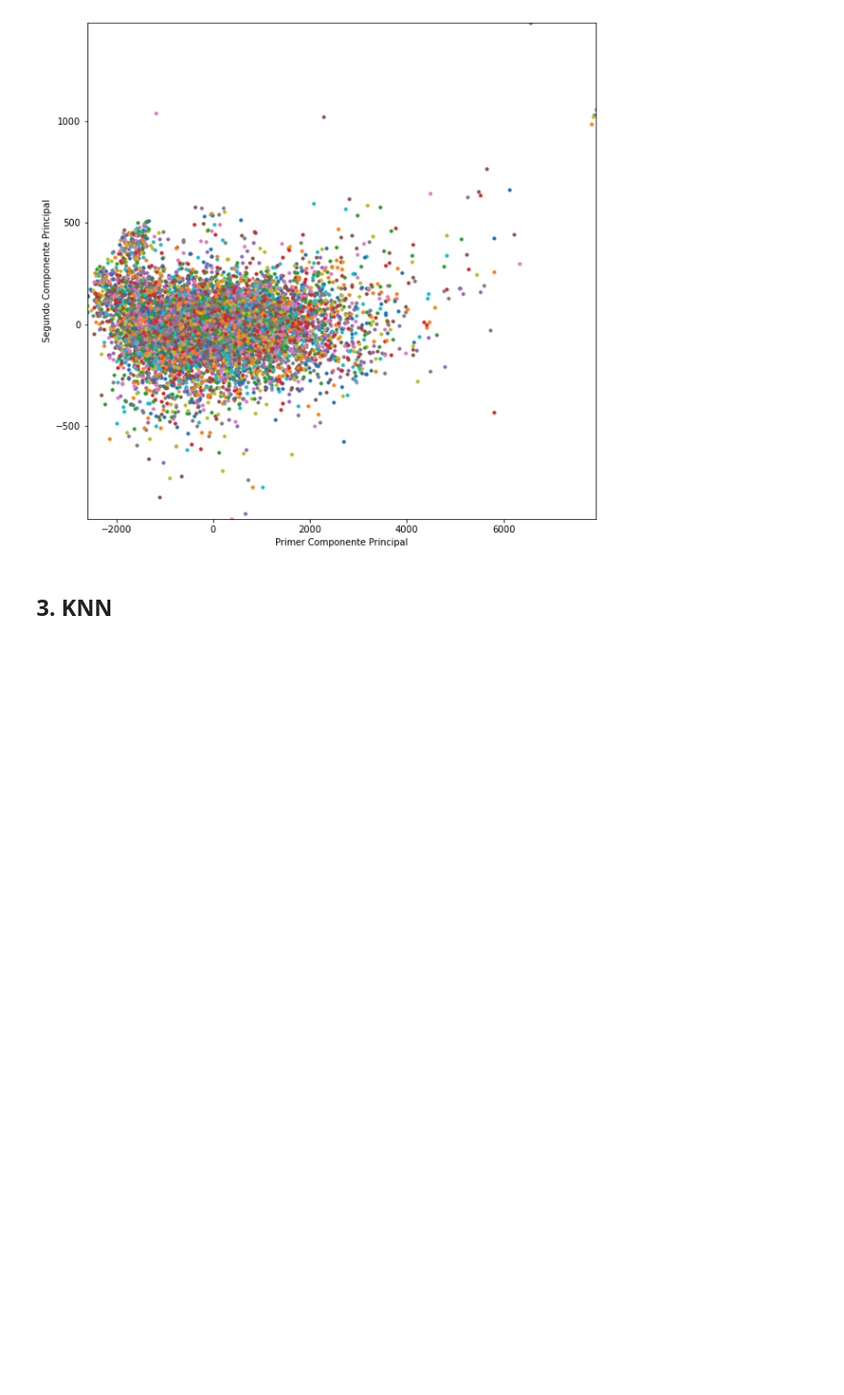
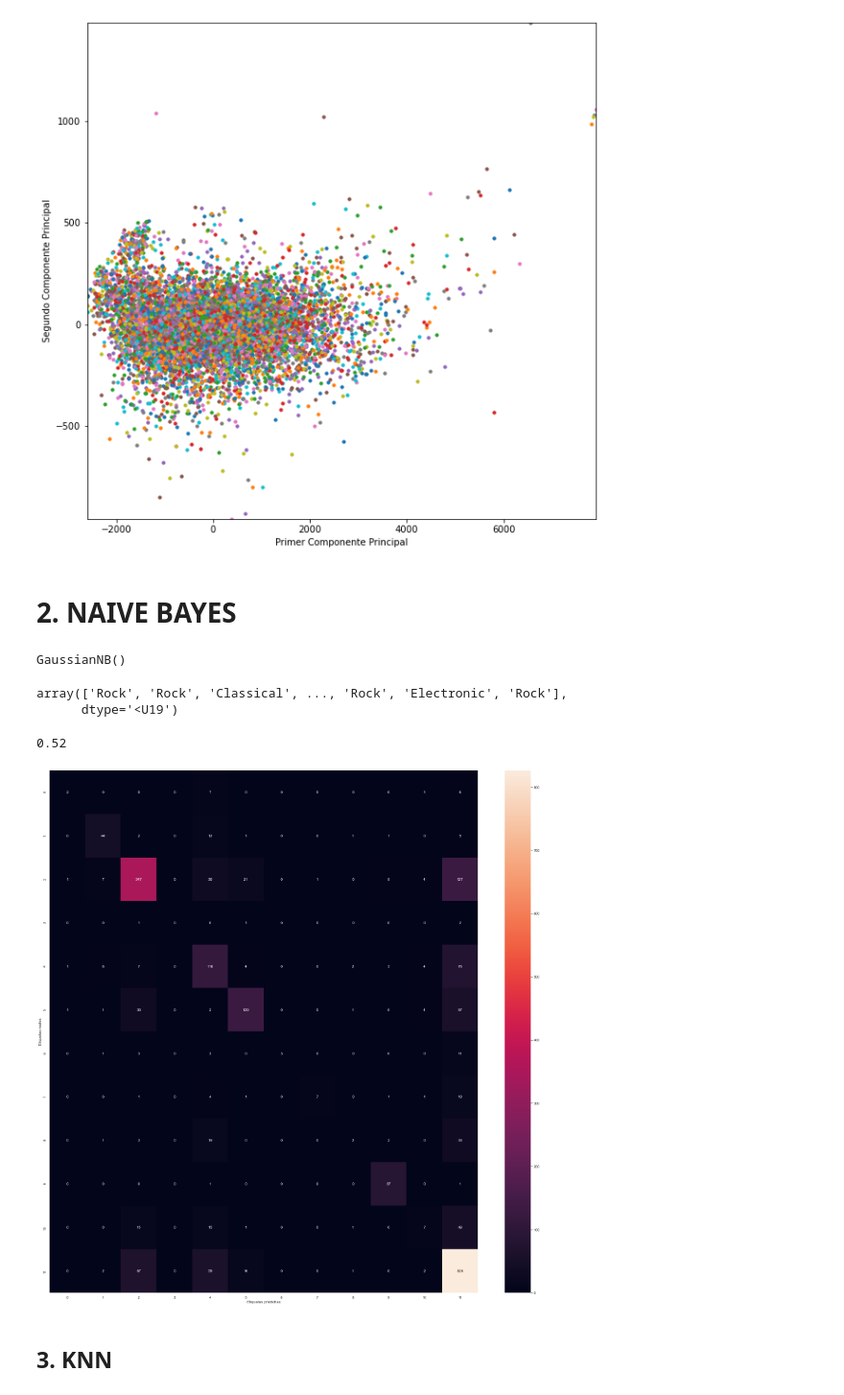
Before and after one commit to jpyunis/digital-house-challenge-3, a Jupyter notebook: Modelizacion Coti.ipynb, the cells around one changed output. Shown at 96% size. Cells and saved outputs as stored; diff of their text form; code cells hidden in the pictures; blank space fills up the shorter version.

```diff
--- a/Modelizacion Coti.ipynb
+++ b/Modelizacion Coti.ipynb
@@ -425,3 +428,5 @@ def plot_digits_pca(projection, generos):
 plot_digits_pca(data_numero, data.genre_top)
 # %% [output]
 [figure]
+# %% [markdown]
+# 2. NAIVE BAYES
@@ -428,3 +438,26 @@ plot_digits_pca(data_numero, data.genre_top)
+# %%
+gnb = GaussianNB()
+
+gnb.fit(X_train_numerical_scaled, Y_train)
+# %% [output]
+GaussianNB()
+# %%
+Y_pred = gnb.predict(X_test_numerical_scaled)
+
+Y_pred
+# %% [output]
+array(['Rock', 'Rock', 'Classical', ..., 'Rock', 'Electronic', 'Rock'],
+      dtype='<U19')
+# %%
+round(accuracy_score(Y_test, Y_pred), 2)
+# %% [output]
+0.52
+# %%
+sns.heatmap(confusion_matrix(Y_test, y_pred), annot=True, fmt='.0f')
+plt.ylabel('Etiquetas reales')
+plt.xlabel('Etiquetas predichas');
+# %% [output]
+[figure, added]
 # %% [markdown]
 
 ## 3. KNN
```
Also changed, not shown: parts of 7 cells of this notebook.
